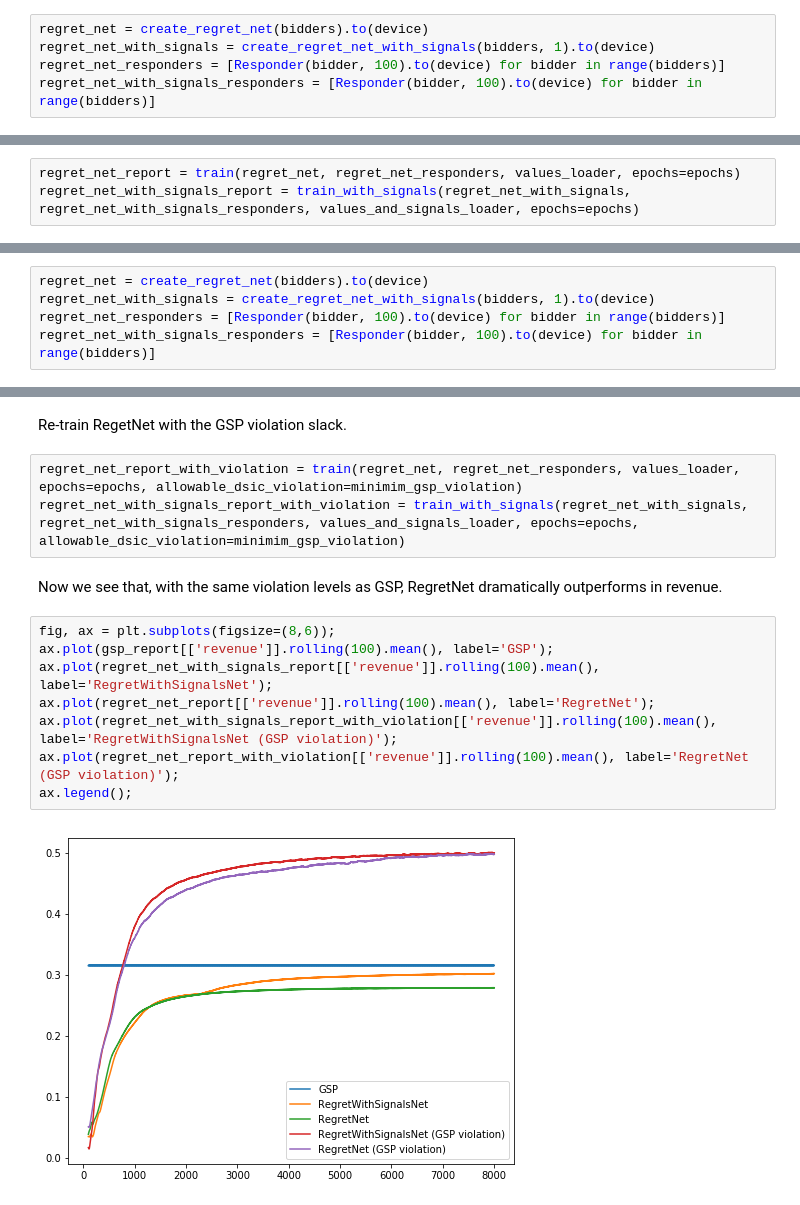
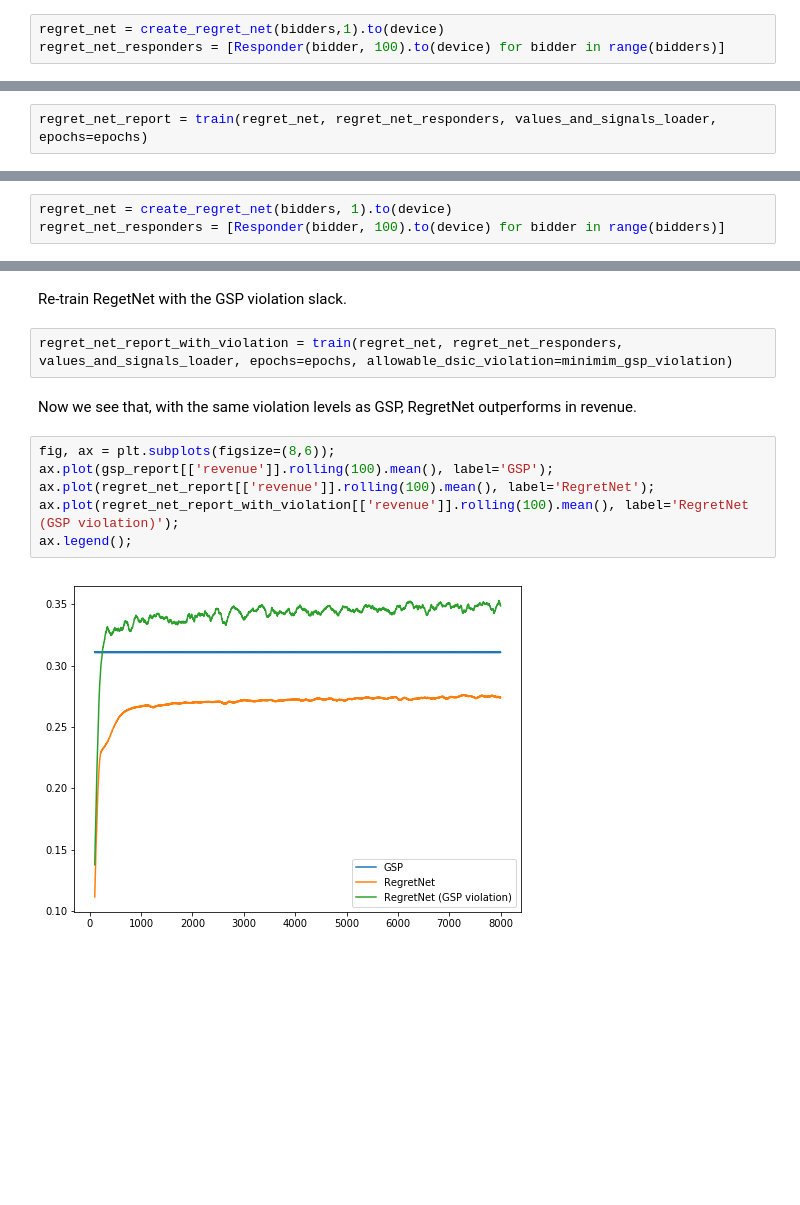
Before and after one commit to OdetteRoest/learning-auctions, a Jupyter notebook: learning-position-auctions.ipynb, the cells around one changed output, grey strips where cells are left out. Cells and saved outputs as stored; diff of their text form; blank space fills up the shorter version.

```diff
--- a/learning-position-auctions.ipynb
+++ b/learning-position-auctions.ipynb
@@ -534,13 +385,10 @@ We now create a simple RegretNet and RegretWithSignalsNet instances.
 # %%
-regret_net = create_regret_net(bidders).to(device)
-regret_net_with_signals = create_regret_net_with_signals(bidders, 1).to(device)
+regret_net = create_regret_net(bidders,1).to(device)
 regret_net_responders = [Responder(bidder, 100).to(device) for bidder in range(bidders)]
-regret_net_with_signals_responders = [Responder(bidder, 100).to(device) for bidder in range(bidders)]
 # %% [markdown]
 We loop over the data for a number of epochs and record traces of the networks learning.
 # %%
-regret_net_report = train(regret_net, regret_net_responders, values_loader, epochs=epochs)
-regret_net_with_signals_report = train_with_signals(regret_net_with_signals, regret_net_with_signals_responders, values_and_signals_loader, epochs=epochs)
+regret_net_report = train(regret_net, regret_net_responders, values_and_signals_loader, epochs=epochs)
 # %% [markdown]
 Next, let's review the DSIC violations of the network. In the figure below, we can see that networks have a large initial violation then quickly finds a region with low and decreasing violation.
 # %%
@@ -564,10 +410,8 @@ ax.legend();
 # %% [markdown]
 Let's retain and allow the same violation as GSP has.
 # %%
-regret_net = create_regret_net(bidders).to(device)
-regret_net_with_signals = create_regret_net_with_signals(bidders, 1).to(device)
+regret_net = create_regret_net(bidders, 1).to(device)
 regret_net_responders = [Responder(bidder, 100).to(device) for bidder in range(bidders)]
-regret_net_with_signals_responders = [Responder(bidder, 100).to(device) for bidder in range(bidders)]
 # %% [markdown]
 Determing the GSP violation, so we can use it as a bound for RegretNet.
 # %%
@@ -575,17 +419,14 @@ minimim_gsp_violation = gsp_report['total_dsic_violation'].rolling(100).mean().m
 # %% [markdown]
 Re-train RegetNet with the GSP violation slack.
 # %%
-regret_net_report_with_violation = train(regret_net, regret_net_responders, values_loader, epochs=epochs, allowable_dsic_violation=minimim_gsp_violation)
-regret_net_with_signals_report_with_violation = train_with_signals(regret_net_with_signals, regret_net_with_signals_responders, values_and_signals_loader, epochs=epochs, allowable_dsic_violation=minimim_gsp_violation)
+regret_net_report_with_violation = train(regret_net, regret_net_responders, values_and_signals_loader, epochs=epochs, allowable_dsic_violation=minimim_gsp_violation)
 # %% [markdown]
-Now we see that, with the same violation levels as GSP, RegretNet dramatically outperforms in revenue.
+Now we see that, with the same violation levels as GSP, RegretNet outperforms in revenue.
 # %%
 fig, ax = plt.subplots(figsize=(8,6));
 ax.plot(gsp_report[['revenue']].rolling(100).mean(), label='GSP');
-ax.plot(regret_net_with_signals_report[['revenue']].rolling(100).mean(), label='RegretWithSignalsNet');
 ax.plot(regret_net_report[['revenue']].rolling(100).mean(), label='RegretNet');
-ax.plot(regret_net_with_signals_report_with_violation[['revenue']].rolling(100).mean(), label='RegretWithSignalsNet (GSP violation)');
 ax.plot(regret_net_report_with_violation[['revenue']].rolling(100).mean(), label='RegretNet (GSP violation)');
 ax.legend();
 # %% [output]
-[figure, old version]
+[figure, new version]
```
Also changed, not shown: parts of 26 cells of this notebook.
